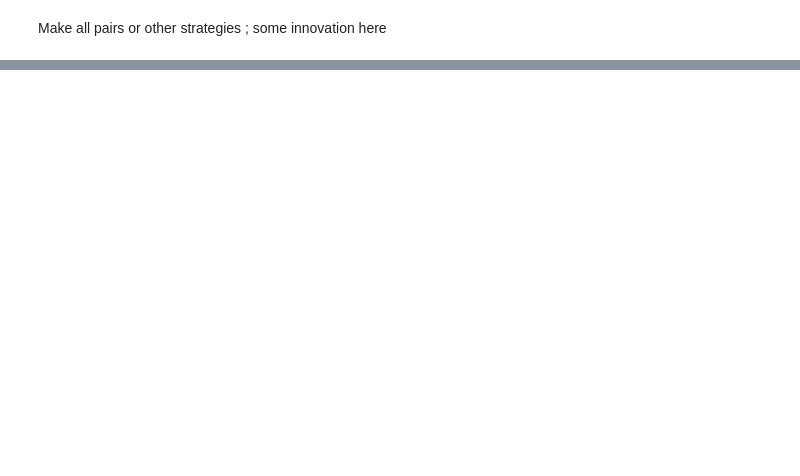
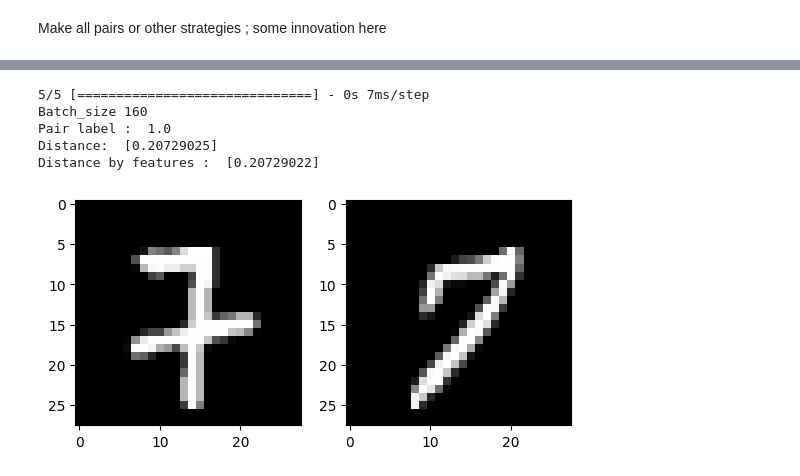
Before and after one commit to quangnd082/Machine-Learning, a Jupyter notebook: Siamese network/cnn_loss.ipynb, the cells around one changed output, grey strips where cells are left out. Cells and saved outputs as stored; diff of their text form; code cells hidden in the pictures; blank space fills up the shorter version.

```diff
--- a/Siamese network/cnn_loss.ipynb
+++ b/Siamese network/cnn_loss.ipynb
@@ -104,0 +161,24 @@ def generator(X,y,k=8):
+# %%
+for pair,y in generator(X_test,y_test):
+  y_pred = model.predict(pair)
+  print('Batch_size',len(y))
+  idx = np.random.choice(range(len(y)))
+  print('Pair label : ',y[idx])
+  print('Distance: ',y_pred[idx])
+  f1 = cnn(pair[0])
+  f2 = cnn(pair[1])
+  d = np.sqrt(np.sum((f1-f2)**2,axis = 1,keepdims=True))
+  print("Distance by features : ",d[idx])
+
+  plt.subplot(121)
+  plt.imshow(pair[0][idx].reshape(28,28),cmap='gray')
+  plt.subplot(122)
+  plt.imshow(pair[1][idx].reshape(28,28),cmap = 'gray')
+  break
+# %% [output]
+5/5 [==============================] - 0s 7ms/step
+Batch_size 160
+Pair label :  1.0
+Distance:  [0.20729025]
+Distance by features :  [0.20729022]
+[figure, added]
```
Also changed, not shown: parts of 19 cells of this notebook, 1 other file.
